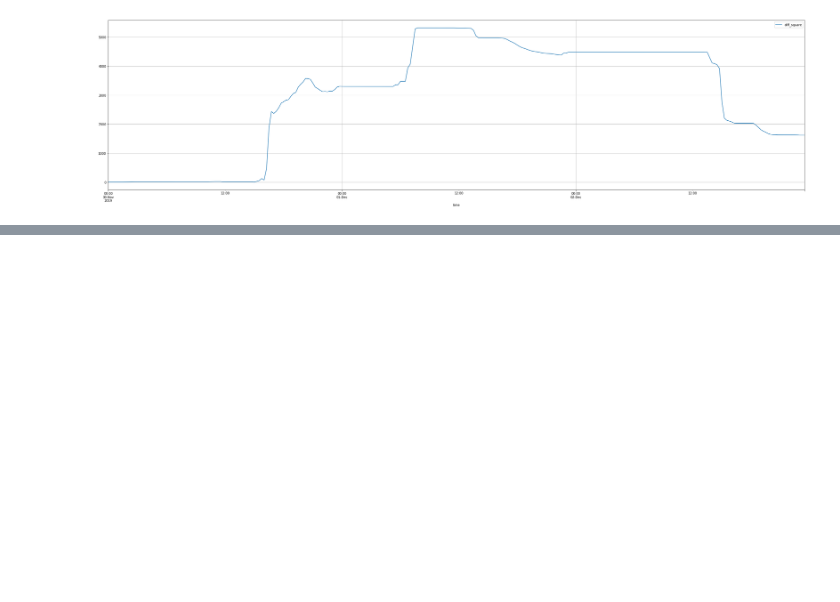
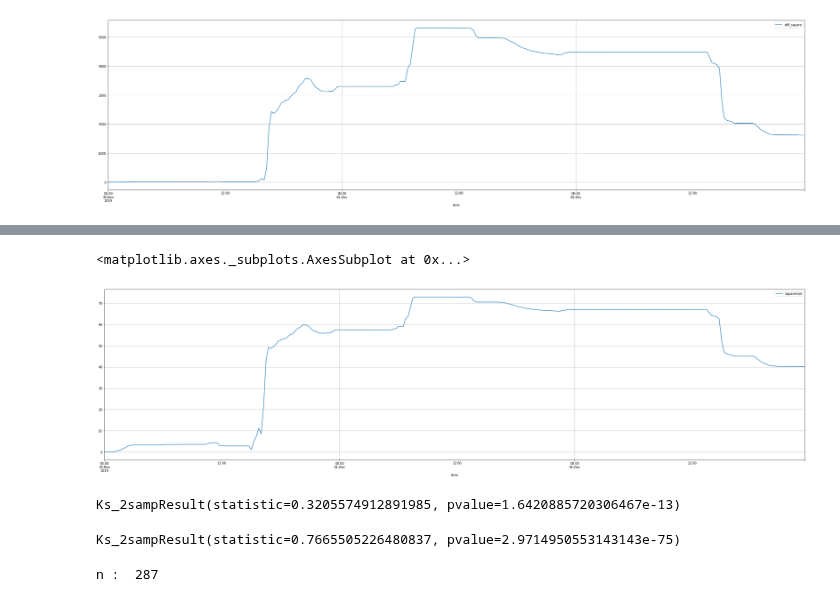
Before and after one commit to CUrW-SL/DSS-Framework, a Jupyter notebook: jupyter_notebooks/Water-level forecast.ipynb, the cells around one changed output, grey strips where cells are left out. Saved outputs shown, nothing was run; the diff lists cells and outputs as text; code cells hidden in the pictures; blank space fills up the shorter version.

Commit message:
calculating absolute diff

```diff
--- a/jupyter_notebooks/Water-level forecast.ipynb
+++ b/jupyter_notebooks/Water-level forecast.ipynb
@@ -423,3 +423,6 @@ merged_df.plot.line(y=["diff_square"], figsize=(40,10), grid=True)
 # %% [output]
 <matplotlib.axes._subplots.AxesSubplot at 0x...>
 [figure]
+# %%
+merged_df['squareroot']=np.sqrt((merged_df['diff_square']))
+print(merged_df)
@@ -425,0 +447,18 @@ merged_df.plot.line(y=["diff_square"], figsize=(40,10), grid=True)
+# %%
+merged_df.plot.line(y=["squareroot"], figsize=(40,10), grid=True)
+# %% [output]
+<matplotlib.axes._subplots.AxesSubplot at 0x...>
+[figure, added]
+# %%
+ks_2samp(merged_df['observed'], merged_df['forecast'])
+# %% [output]
+Ks_2sampResult(statistic=0.3205574912891985, pvalue=1.6420885720306467e-13)
+# %%
+ks_2samp(merged_df['cumulative_observed'], merged_df['cumulative_forecast'])
+# %% [output]
+Ks_2sampResult(statistic=0.7665505226480837, pvalue=2.9714950553143143e-75)
+# %%
+n = len(merged_df.index)
+print('n : ', n)
+# %% [output]
+n :  287
```
Also changed, not shown: parts of 2 cells of this notebook.
